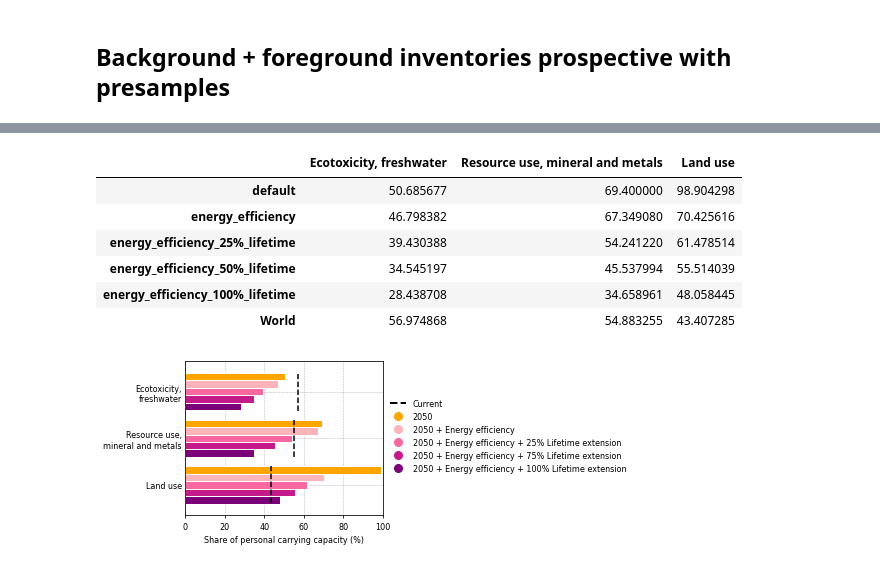
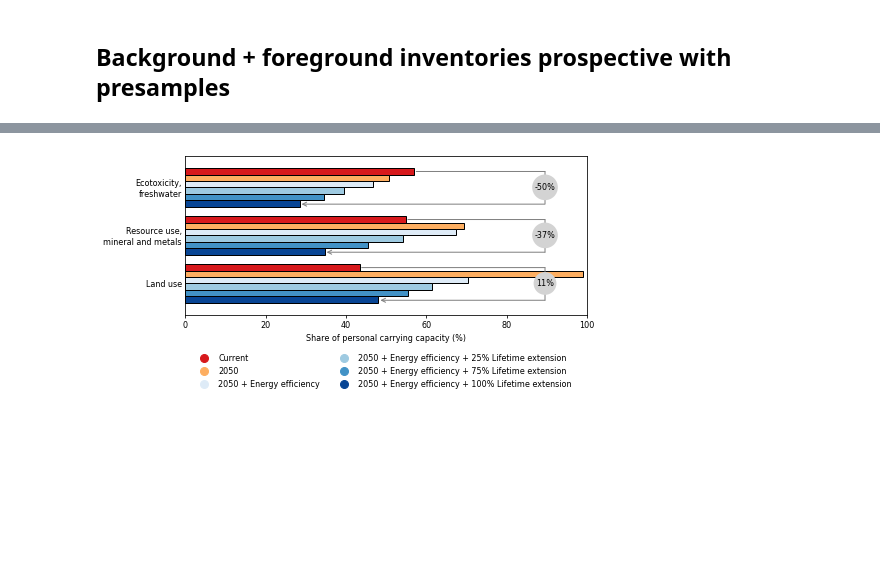
Before and after one commit to robyistrate/internet-environmental-footprint, a Jupyter notebook: notebooks/02_LCA_results_analysis.ipynb, the cells around one changed output, grey strips where cells are left out. Drawn from its saved outputs; the diff is of its cells as text; code cells hidden in the pictures; blank space fills up the shorter version.

```diff
--- a/notebooks/02_LCA_results_analysis.ipynb
+++ b/notebooks/02_LCA_results_analysis.ipynb
@@ -605,9 +656,9 @@ for impact in EF_METHODS_PROSPECTIVE:
     for system in INTERNET_COMPONENTS:
         CA_system_medium_timeserie[impact][system] = {}
         CA_system_medium_timeserie[impact][system]['Current'] = CA_system_medium_CH_GLO_IN['GLO'][system][impact]
-        CA_system_medium_timeserie[impact][system]['2030'] = CA_system_medium_prospective['Digital Content Consumption, IMAGE SSP2-RCP19, 2030 (premise v1.2.6)'][system][impact]
-        CA_system_medium_timeserie[impact][system]['2040'] = CA_system_medium_prospective['Digital Content Consumption, IMAGE SSP2-RCP19, 2040 (premise v1.2.6)'][system][impact]
-        CA_system_medium_timeserie[impact][system]['2050'] = CA_system_medium_prospective['Digital Content Consumption, IMAGE SSP2-RCP19, 2050 (premise v1.2.6)'][system][impact]
+        CA_system_medium_timeserie[impact][system]['2030'] = CA_system_medium_prospective[DBS['Digital content 2030']][system][impact]
+        CA_system_medium_timeserie[impact][system]['2040'] = CA_system_medium_prospective[DBS['Digital content 2040']][system][impact]
+        CA_system_medium_timeserie[impact][system]['2050'] = CA_system_medium_prospective[DBS['Digital content 2050']][system][impact]
 # %%
 prospective_categories = ['Climate change', 'Ecotoxicity, freshwater', 'Resource use, mineral and metals', 'Land use']
 categories_titles = ['a. Climate change', 'b. Ecotoxicity, freshwater',
@@ -716,7 +768,7 @@ pd.DataFrame(EF_PB_2050['Medium technology user']['World'], index=['value']).T
 # %%
 import presamples as ps
 # %%
-sensitivity_analysis_data = r"Data_for_sensitivity_analysis_with_presamples.xlsx"
+sensitivity_analysis_data = Path(r"..\data\Data_for_sensitivity_analysis_with_presamples.xlsx")
 # %%
 def read_presamples_scenario_data(scenario_file, Ecoinvent_db, Other_db):
     """
@@ -764,7 +816,7 @@ def make_pspackage(scenariodata_df, scenario_label, matrixlabel, ps_packagename)
     return samples, indices, ps_filepath
 # %%
 # Read the excel file to get the scenario data
-scenario_label, scenariodata_df = read_presamples_scenario_data(sensitivity_analysis_data, ei_db_2050, DigitalContent_db_2050)
+scenario_label, scenariodata_df = read_presamples_scenario_data(sensitivity_analysis_data, DBS['Ecoinvent 2050'], DBS['Digital content 2050'])
 scenariodata_df.head()
 # %% [output]
 |  | to_reference product | to_process | to_location | to_database | from_reference_product | from_process | ... |
@@ -781,5 +833,5 @@ samples_v1, indices_v1, ps_filepath_v1 =  make_pspackage(scenariodata_df, scenar
 # %%
-activity_for_ps = [ds for ds in bw.Database(DigitalContent_db_2050) if 'medium technology user' in ds['name'] and ds['location'] == 'GLO'][0]
+activity_for_ps = [ds for ds in bw.Database(DBS['Digital content 2050']) if 'medium technology user' in ds['name'] and ds['location'] == 'GLO'][0]
 activity_for_ps_lca = bw.LCA({activity_for_ps:1}, presamples=[ps_filepath_v1])
 
 sensitivity_analysis_lcia = dict()
@@ -905,51 +905,59 @@ df_to_plot
-# %%
-pd.concat([df_to_plot, pd.DataFrame(EF_PB_medium.loc[['Ecotoxicity, freshwater', 'Resource use, mineral and metals', 'Land use']]['World']).T])
-# %% [output]
-|  | Ecotoxicity, freshwater | Resource use, mineral and metals | Land use |
-| default | 50.685677 | 69.400000 | 98.904298 |
-| energy_efficiency | 46.798382 | 67.349080 | 70.425616 |
-| energy_efficiency_25%_lifetime | 39.430388 | 54.241220 | 61.478514 |
-| energy_efficiency_50%_lifetime | 34.545197 | 45.537994 | 55.514039 |
-| energy_efficiency_100%_lifetime | 28.438708 | 34.658961 | 48.058445 |
-| World | 56.974868 | 54.883255 | 43.407285 |
 # %%
 width=0.8
 
-fig, axs = plt.subplots(1, 1, figsize=(sciplot.length_fig(1), sciplot.height_fig()*0.3))
+fig, axs = plt.subplots(1, 1, figsize=(fig_length[2], fig_height*0.3))
 
-sensitivity_color = ['orange', '#fbb4b9', '#f768a1', '#c51b8a', '#7a0177']
+sensitivity_color = ['#d7191c', '#fdae61', '#deebf7', '#9ecae1', '#4292c6', '#084594']
 df_to_plot = sensitivity_analysis_lcia_PB.loc[['Ecotoxicity, freshwater', 'Resource use, mineral and metals', 'Land use']].T
-df_to_plot.T.plot.barh(ax=axs, fontsize=sciplot.fontsize_axs(), color=sensitivity_color, width=width, edgecolor='white', legend=False, zorder=2)
+#df_to_plot.drop(['default'], axis=0, inplace=True)
+#df_to_plot = pd.concat([pd.DataFrame(EF_PB_2050['Medium technology user']['World'], ['default']).T.loc[['Ecotoxicity, freshwater', 'Resource use, mineral and metals', 'Land use']].T, df_to_plot])
+df_to_plot = pd.concat([pd.DataFrame(EF_PB_medium.loc[['Ecotoxicity, freshwater', 'Resource use, mineral and metals', 'Land use']]['World']).T, df_to_plot])
+df_to_plot.T.plot.barh(ax=axs, fontsize=fontsize_axs, color=sensitivity_color, width=width, edgecolor='black', legend=False, zorder=2)
 
 axs.invert_yaxis()
 axs.set_xlim(0, 100)
 
-axs.axvline(x=EF_PB_medium.loc['Ecotoxicity, freshwater']['World'], ymin=0.68, ymax=0.92, ls='--', color='black', lw=1.5, zorder=3)
-axs.axvline(x=EF_PB_medium.loc['Resource use, mineral and metals']['World'], ymin=0.38, ymax=0.62, ls='--', color='black', lw=1.5, zorder=3)
-axs.axvline(x=EF_PB_medium.loc['Land use']['World'], ymin=0.08, ymax=0.32, ls='--', color='black', lw=1.5, zorder=3)
+axs.tick_params(axis='y', which='major', direction='in', length=0, labelsize=fontsize_axs)
+axs.tick_params(axis='x', which='major', direction='out', length=3, labelsize=fontsize_axs)
 
-axs.tick_params(axis='y', which='major', direction='in', length=0, labelsize=sciplot.fontsize_axs())
-axs.tick_params(axis='x', which='major', direction='out', length=3, labelsize=sciplot.fontsize_axs())
-
-axs.grid(ls='--', lw=0.5, zorder=0)
-axs.set_xlabel('Share of personal carrying capacity (%)', fontsize=sciplot.fontsize_label())
+#axs.grid(ls='--', lw=0.5, zorder=0)
+axs.set_xlabel('Share of personal carrying capacity (%)', fontsize=fontsize_label)
 
 labels = [item.get_text() for item in axs.get_yticklabels()]
 labels[0] = 'Ecotoxicity,\nfreshwater'
 labels[1] = 'Resource use,\nmineral and metals'
 axs.set_yticklabels(labels)
 
+
+axs.annotate(text='', xy=(df_to_plot.loc['World']['Ecotoxicity, freshwater'], -0.33), xytext=(90,-0.33), arrowprops=dict(arrowstyle='-', color='grey'))
+axs.annotate(text='', xy=(df_to_plot.loc['World']['Resource use, mineral and metals'], 0.67), xytext=(90,0.67), arrowprops=dict(arrowstyle='-', color='grey'))
+axs.annotate(text='', xy=(df_to_plot.loc['World']['Land use'], 1.67), xytext=(90,1.67), arrowprops=dict(arrowstyle='-', color='grey'))
+
+axs.annotate(text='', xy=(df_to_plot.loc['energy_efficiency_100%_lifetime']['Ecotoxicity, freshwater'], 0.35), xytext=(90,0.35), arrowprops=dict(arrowstyle='->', color='grey'))
+axs.annotate(text='', xy=(df_to_plot.loc['energy_efficiency_100%_lifetime']['Resource use, mineral and metals'], 1.35), xytext=(90,1.35), arrowprops=dict(arrowstyle='->', color='grey'))
+axs.annotate(text='', xy=(df_to_plot.loc['energy_efficiency_100%_lifetime']['Land use'], 2.35), xytext=(90,2.35), arrowprops=dict(arrowstyle='->', color='grey'))
+
+axs.annotate(text='', xy=(89.5, -0.37), xytext=(89.5,0.38), arrowprops=dict(arrowstyle='-', color='grey'), va='center')
+axs.annotate(text='', xy=(89.5, 0.63), xytext=(89.5,1.39), arrowprops=dict(arrowstyle='-', color='grey'))
+axs.annotate(text='', xy=(89.5, 1.63), xytext=(89.5,2.39), arrowprops=dict(arrowstyle='-', color='grey'))
+
+percentage_reduction = (df_to_plot.loc['energy_efficiency_100%_lifetime'] - df_to_plot.loc['World']) * 100 / df_to_plot.loc['World']
+axs.text(89.5, 0, str(round(percentage_reduction['Ecotoxicity, freshwater'])) + '%', ha="center", va="center", rotation=0, size=fontsize_axs, bbox=dict(boxstyle="circle,pad=0.3", fc="lightgrey", ec="None", lw=2))
+axs.text(89.5, 1, str(round(percentage_reduction['Resource use, mineral and metals'])) + '%', ha="center", va="center", rotation=0, size=fontsize_axs, bbox=dict(boxstyle="circle,pad=0.3", fc="lightgrey", ec="None", lw=2))
+axs.text(89.5, 2, str(round(percentage_reduction['Land use'])) + '%', ha="center", va="center", rotation=0, size=fontsize_axs, bbox=dict(boxstyle="circle,pad=0.3", fc="lightgrey", ec="None", lw=2))
+
+
 # LEGEND
-patch_0 = Line2D([0], [0], color='black', linewidth=2, linestyle='--', label='Current')
-patch_1 = Line2D([0], [0], color=sensitivity_color[0], label='2050', ls='None', marker='o', ms=8)
-patch_2 = Line2D([0], [0], color=sensitivity_color[1], label='2050 + Energy efficiency', ls='None', marker='o', ms=8)
-patch_3 = Line2D([0], [0], color=sensitivity_color[2], label='2050 + Energy efficiency + 25% Lifetime extension', ls='None', marker='o', ms=8)
-patch_4 = Line2D([0], [0], color=sensitivity_color[3], label='2050 + Energy efficiency + 75% Lifetime extension', ls='None', marker='o', ms=8)
-patch_5 = Line2D([0], [0], color=sensitivity_color[4], label='2050 + Energy efficiency + 100% Lifetime extension', ls='None', marker='o', ms=8)
+patch_0 = Line2D([0], [0], color=sensitivity_color[0], label='Current', ls='None', marker='o', ms=8)
+patch_1 = Line2D([0], [0], color=sensitivity_color[1], label='2050', ls='None', marker='o', ms=8)
+patch_2 = Line2D([0], [0], color=sensitivity_color[2], label='2050 + Energy efficiency', ls='None', marker='o', ms=8)
+patch_3 = Line2D([0], [0], color=sensitivity_color[3], label='2050 + Energy efficiency + 25% Lifetime extension', ls='None', marker='o', ms=8)
+patch_4 = Line2D([0], [0], color=sensitivity_color[4], label='2050 + Energy efficiency + 75% Lifetime extension', ls='None', marker='o', ms=8)
+patch_5 = Line2D([0], [0], color=sensitivity_color[5], label='2050 + Energy efficiency + 100% Lifetime extension', ls='None', marker='o', ms=8)
 
 axs.legend(handles=[patch_0, patch_1, patch_2, patch_3, patch_4, patch_5],
-                bbox_to_anchor=(1,0.8), ncol=1, frameon=False, edgecolor='black',  facecolor='White', fontsize=sciplot.fontsize_axs())
+                bbox_to_anchor=(0.98,-0.2), ncol=2, frameon=False, edgecolor='black',  facecolor='White', fontsize=fontsize_legend)
 
-plt.savefig('Sensitivity_analysis.jpg', dpi=600, bbox_inches='tight')
+plt.savefig(Path(str(r"..\reports\submission") + '/fig_5.jpg'), dpi=600, bbox_inches='tight')
 # %% [output]
-[figure, old version]
+[figure, new version]
```
Also changed, not shown: parts of 53 cells of this notebook, 9 other files.
